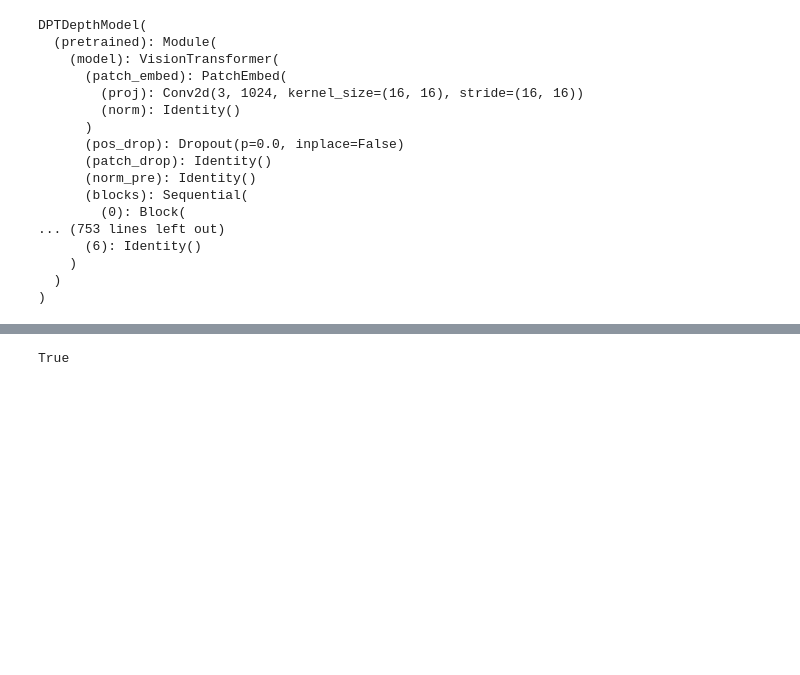
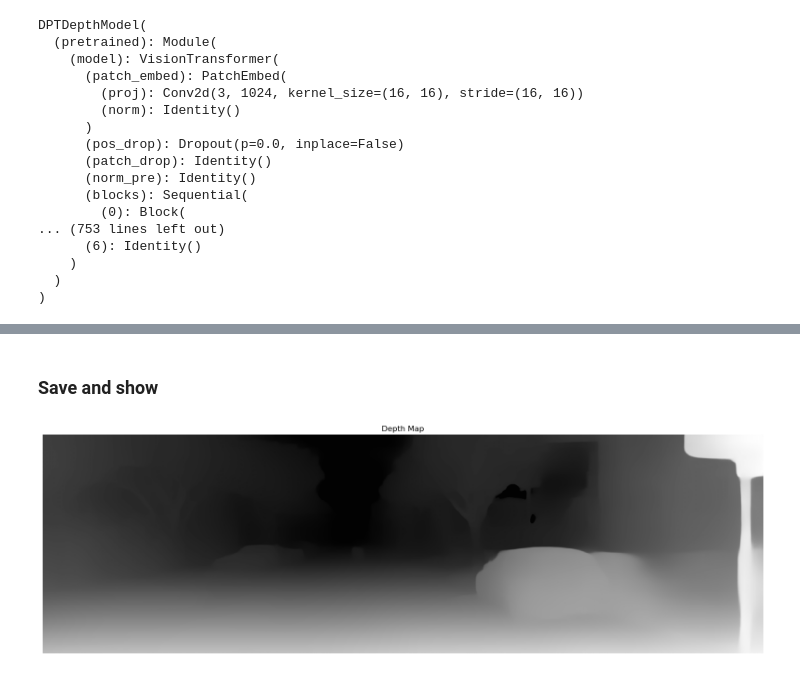
Before and after one commit to umerghafoor/debtheastimation, a Jupyter notebook: main.ipynb, the cells around one changed output, grey strips where cells are left out. Saved outputs shown, nothing was run; the diff lists cells and outputs as text; code cells hidden in the pictures; blank space fills up the shorter version.

```diff
--- a/main.ipynb
+++ b/main.ipynb
@@ -93,8 +125,17 @@ with torch.no_grad():
 depth_map = prediction.cpu().numpy()
 depth_normalized = cv2.normalize(depth_map, None, 0, 255, cv2.NORM_MINMAX)
 depth_normalized = depth_normalized.astype(np.uint8)
+# %% [markdown]
+### Save and show
 # %%
-# Save or show
+from matplotlib import pyplot as plt
+
+
 cv2.imwrite("depth_map.jpg", depth_normalized)
+plt.figure(figsize=(20, 16))
+plt.imshow(depth_normalized, cmap='gray')
+plt.title("Depth Map")
+plt.axis('off')
+plt.show()
 # %% [output]
-True
+[figure, added]
```
Also changed, not shown: parts of 16 cells of this notebook.
